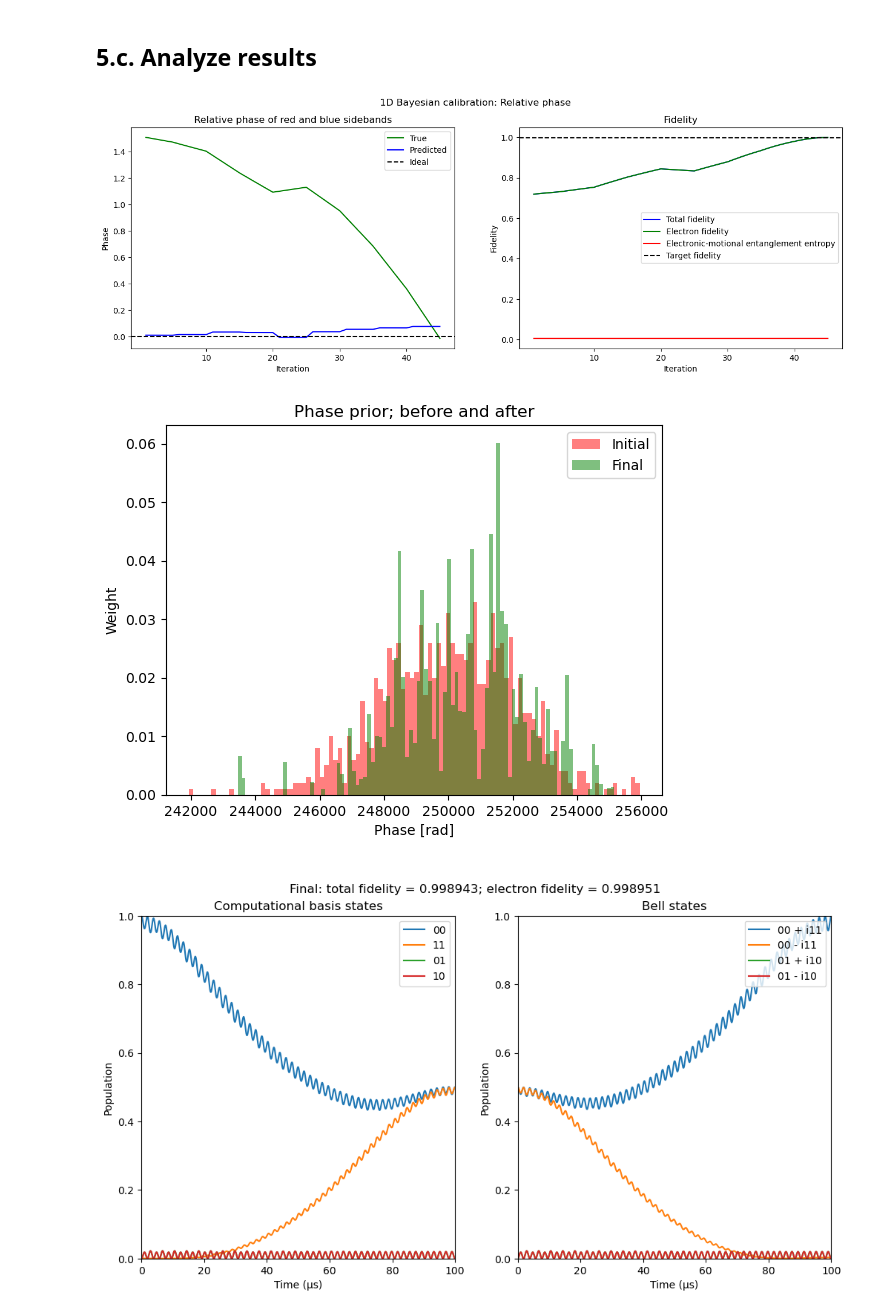
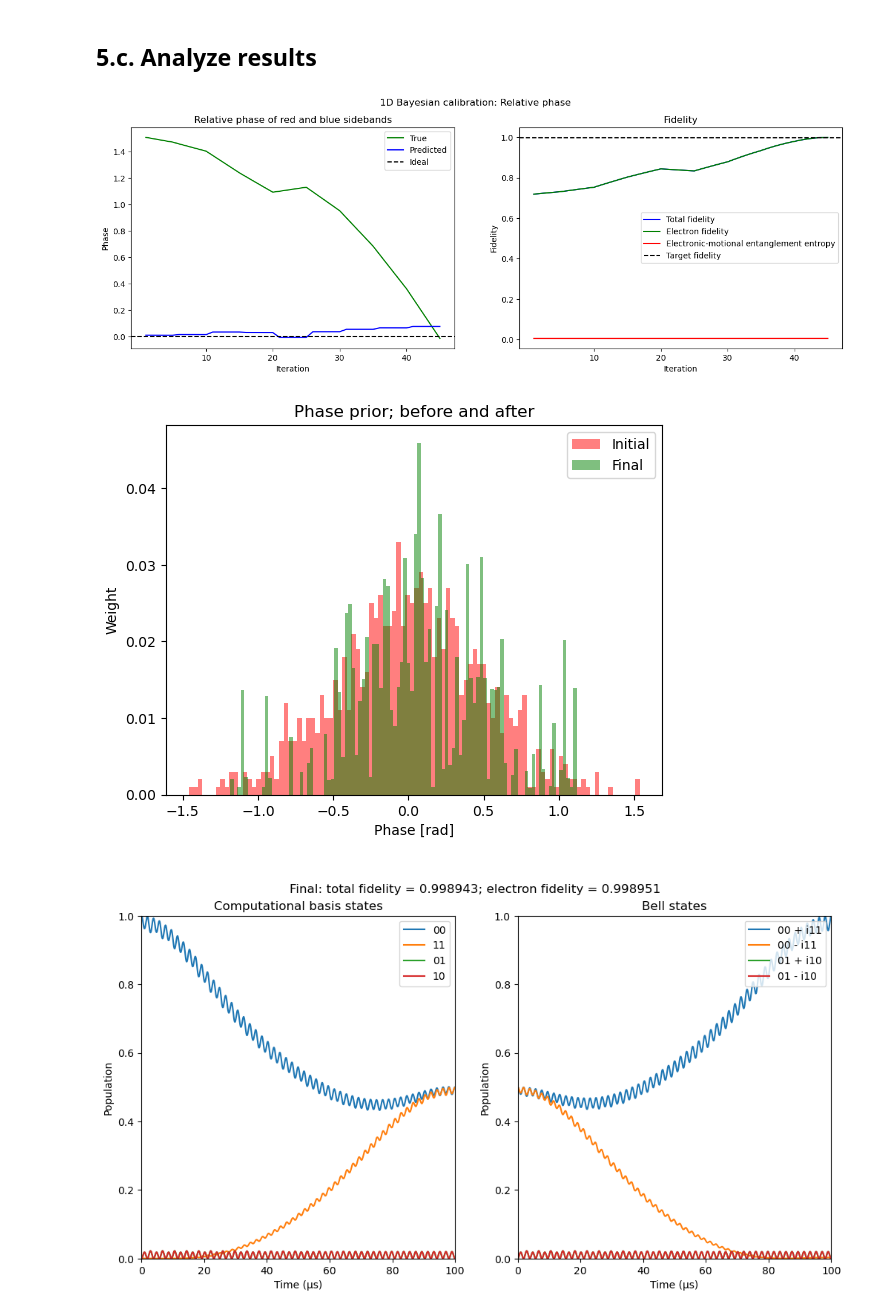
Before and after one commit to SQRLab/IonSim, a Jupyter notebook: molmer_sorensen/bayesian_calibration_1D.ipynb, the cells around one changed output. Drawn from its saved outputs; the diff is of its cells as text; code cells hidden in the pictures.

```diff
--- a/molmer_sorensen/bayesian_calibration_1D.ipynb
+++ b/molmer_sorensen/bayesian_calibration_1D.ipynb
@@ -1058,8 +1058,8 @@ Interesting that it sometimes develops these sidebands. Sara says this might be
 # %%
 Random.seed!(1)
 
-weights_ϕ_1d = deepcopy(weights_ϕ_1d_initial);
-particles_ϕ_1d = deepcopy(particles_ϕ_1d_initial);
+weights_ϕ = deepcopy(weights_ϕ_initial);
+particles_ϕ = deepcopy(particles_ϕ_initial);
 
 # Initial theta
 ϕ_INITIAL = μ_ϕ + 3*σ_ϕ
@@ -1075,7 +1075,7 @@ phase!(MS_CHAMBER_UNTUNED.lasers[1], 0)
 phase!(MS_CHAMBER_UNTUNED.lasers[2], ϕ_INITIAL)
 
 # Initial belief about theta
-ϕ_bar = sum(particles_ϕ_1d .* weights_ϕ_1d)
+ϕ_bar = sum(particles_ϕ .* weights_ϕ)
 
 # Initial fidelity
 h = hamiltonian(MS_CHAMBER_UNTUNED, timescale=TIMESCALE, lamb_dicke_order=1, rwa_cutoff=Inf)
@@ -1085,9 +1085,9 @@ tout, sol = timeevolution.schroedinger_dynamic(T_RANGE/TIMESCALE, ket_00 ⊗ ket
 fid = real(fidelity(ρ, ρ_TARGET))
 fid_el = real(fidelity(ρ_el, ρ_00_m_i11))
 
-particles_ϕ_1d_binned_initial, weights_ϕ_1d_binned_initial, binwidth_ϕ_1d_initial = bin_prior(particles_ϕ_1d_initial, weights_ϕ_1d_initial, 100)
+particles_ϕ_binned_initial, weights_ϕ_binned_initial, binwidth_ϕ_initial = bin_prior(particles_ϕ_initial, weights_ϕ_initial, 100)
 fig = plt.figure()
-plt.bar(particles_ϕ_1d_binned_initial, weights_ϕ_1d_binned_initial, width = binwidth_ϕ_1d_initial, color="r", label = "Phase; initial prior", alpha=0.5)
+plt.bar(particles_ϕ_binned_initial, weights_ϕ_binned_initial, width = binwidth_ϕ_initial, color="r", label = "Phase; initial prior", alpha=0.5)
 plt.title("\nInitial: total fidelity = $(round(fid, digits=4)); electron fidelity = $(round(fid_el, digits=4))")
 plt.xlabel("Phase [rad]")
 plt.ylabel("Weight")
@@ -1099,7 +1099,7 @@ plt.close(fig)
 # %% [markdown]
 ## 5.b. Calibrate
 # %%
-MS_CHAMBER_ϕ_TUNED, particles_ϕ_1d, weights_ϕ_1d, ϕ_tracker, ϕ_bar_tracker, ϕ_fid_tracker, ϕ_fid_el_tracker, ϕ_ee_tracker = BayesianCalibration1D(MS_CHAMBER_UNTUNED, particles_ϕ_1d, weights_ϕ_1d, m_given_ϕ_1d_dist, "ϕ", 5, 0.1)
+MS_CHAMBER_ϕ_TUNED, particles_ϕ, weights_ϕ, ϕ_tracker, ϕ_bar_tracker, ϕ_fid_tracker, ϕ_fid_el_tracker, ϕ_ee_tracker = BayesianCalibration1D(MS_CHAMBER_UNTUNED, particles_ϕ, weights_ϕ, m_given_ϕ_dist, "ϕ", 5, 0.1)
 length(ϕ_tracker)
 # %% [output]
 45
@@ -1121,35 +1121,35 @@ ax2.plot(1:length(ϕ_ee_tracker), ϕ_ee_tracker, color="r", label = "Electronic-
 ax2.axhline(FID_THRESH, label = "Target fidelity", color="k", linestyle="--")
 ax2.set_xticks(ticks=[i for i in 1:length(ϕ_fid_tracker) if i%10==0])
 ax2.set_xlabel("Iteration")
 ax2.set_ylabel("Fidelity")
 ax2.set_title("Fidelity")
 ax2.legend()
 fig.suptitle("1D Bayesian calibration: Relative phase")
 plt.display(fig)
 plt.close(fig)
 
-particles_ϕ_1d_binned_final, weights_ϕ_1d_binned_final, binwidth_ϕ_1d_final = bin_prior(particles_ϕ_1d, weights_ϕ_1d, 100)
+particles_ϕ_binned_final, weights_ϕ_binned_final, binwidth_ϕ_final = bin_prior(particles_ϕ, weights_ϕ, 100)
 fig = plt.figure()
-plt.bar(particles_ν_1d_binned_initial, weights_ν_1d_binned_initial, width = binwidth_ν_1d_initial, color="r", label = "Initial", alpha=0.5)
-plt.bar(particles_ν_1d_binned_final, weights_ν_1d_binned_final, width = binwidth_ν_1d_final, color="g", label = "Final", alpha=0.5)
+plt.bar(particles_ϕ_binned_initial, weights_ϕ_binned_initial, width = binwidth_ϕ_initial, color="r", label = "Initial", alpha=0.5)
+plt.bar(particles_ϕ_binned_final, weights_ϕ_binned_final, width = binwidth_ϕ_final, color="g", label = "Final", alpha=0.5)
 plt.title("Phase prior; before and after")
 plt.xlabel("Phase [rad]")
 plt.ylabel("Weight")
 plt.legend()
 plt.display(fig)
 plt.close(fig)
 
 h = hamiltonian(MS_CHAMBER_ϕ_TUNED, timescale=TIMESCALE, lamb_dicke_order=1, rwa_cutoff=Inf)
 tout, sol = timeevolution.schroedinger_dynamic(T_RANGE/TIMESCALE, ket_00 ⊗ ket0_VIB_MODE, h)
 ρ = dm(sol[end])
 fid = real(fidelity(ρ, ρ_TARGET))
 ρ_el = ptrace(ρ, 3)
 fid_el = real(fidelity(ρ_el, ρ_00_p_i11))
 fig = plot_populations_double(MS_CHAMBER_ϕ_TUNED, tout, sol)
 plt.suptitle("\nFinal: total fidelity = $(round(fid, digits=6)); electron fidelity = $(round(fid_el, digits=6))")
 plt.display(fig)
 plt.close(fig)
 # %% [output]
 [figure]
-[figure, old version]
+[figure, new version]
 [figure]
```
Also changed, not shown: parts of 12 cells of this notebook.
